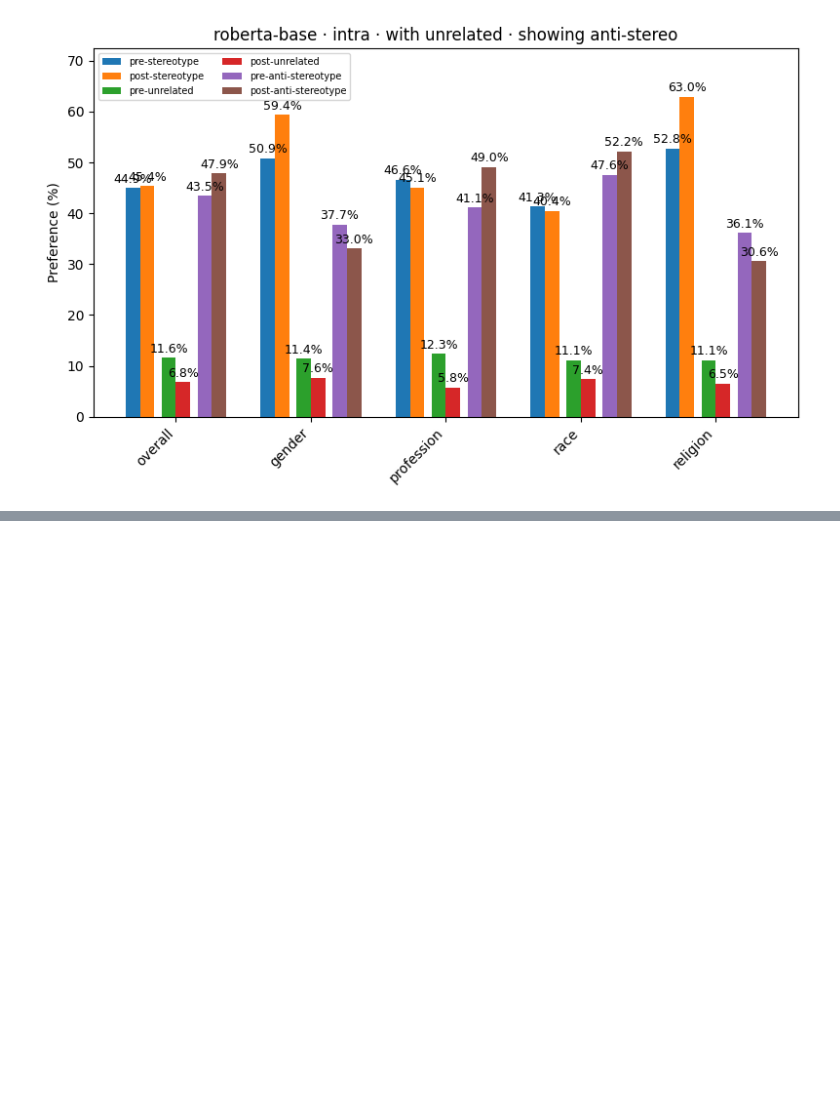
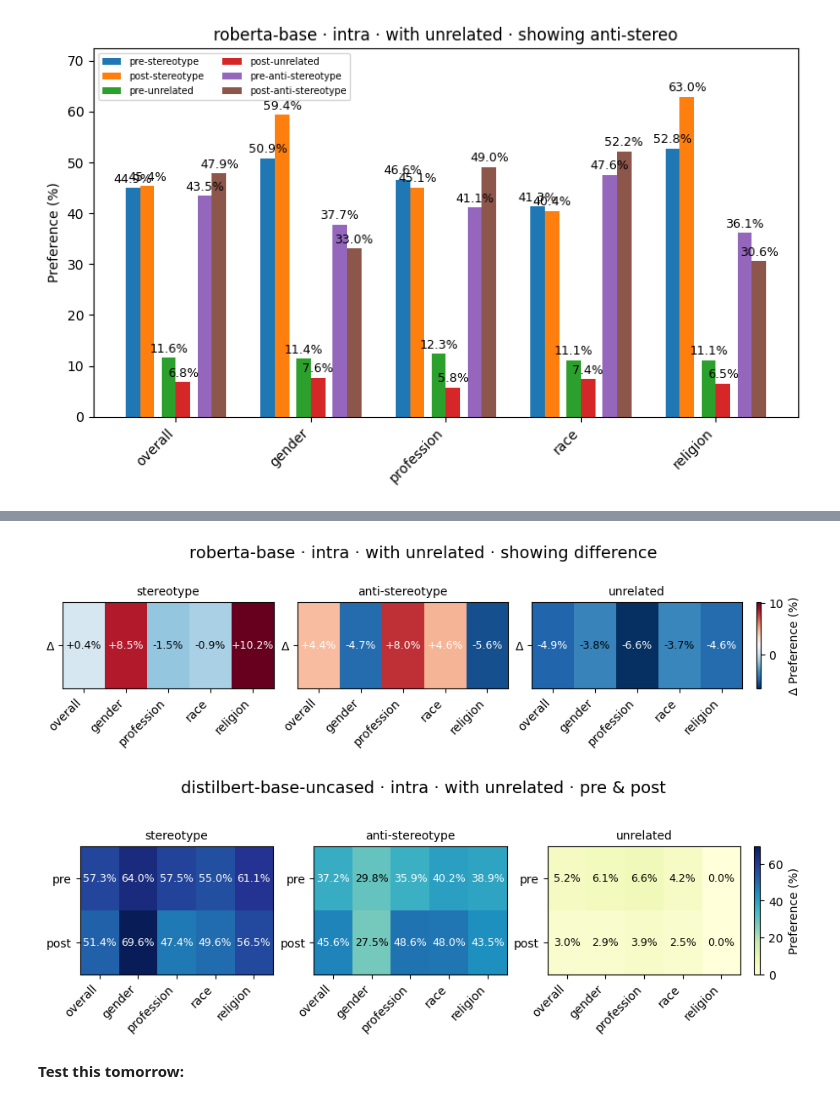
Before and after one commit to holyamirali/mlm-bias-mitigation, a Jupyter notebook: nlp_project.ipynb, the cells around one changed output, grey strips where cells are left out. Cells and saved outputs as stored; diff of their text form; code cells hidden in the pictures; blank space fills up the shorter version.

```diff
--- a/nlp_project.ipynb
+++ b/nlp_project.ipynb
@@ -1597,0 +1398,12 @@ plot_slopes(
+# %%
+plot_heatmaps(RESULTS_CSV, "roberta-base", split_kind="intra",
+              include_stereo=True, include_anti=True,
+              include_unrelated=True, overall_only=False, show_diff=True)
+plot_heatmaps(RESULTS_CSV, "distilbert-base-uncased", split_kind="intra",
+              include_stereo=True, include_anti=True,
+              include_unrelated=True, overall_only=False, show_diff=False)
+# %% [output]
+[figure, added]
+[figure, added]
+# %% [markdown]
+**Test this tomorrow:**
```
Also changed, not shown: parts of 16 cells of this notebook.
